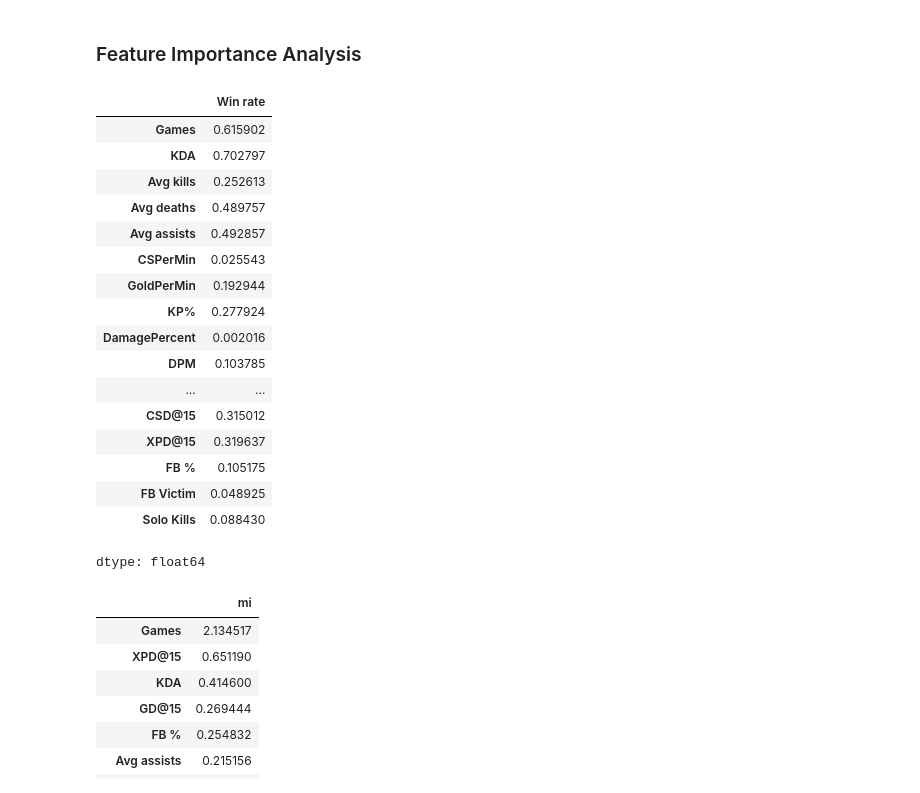
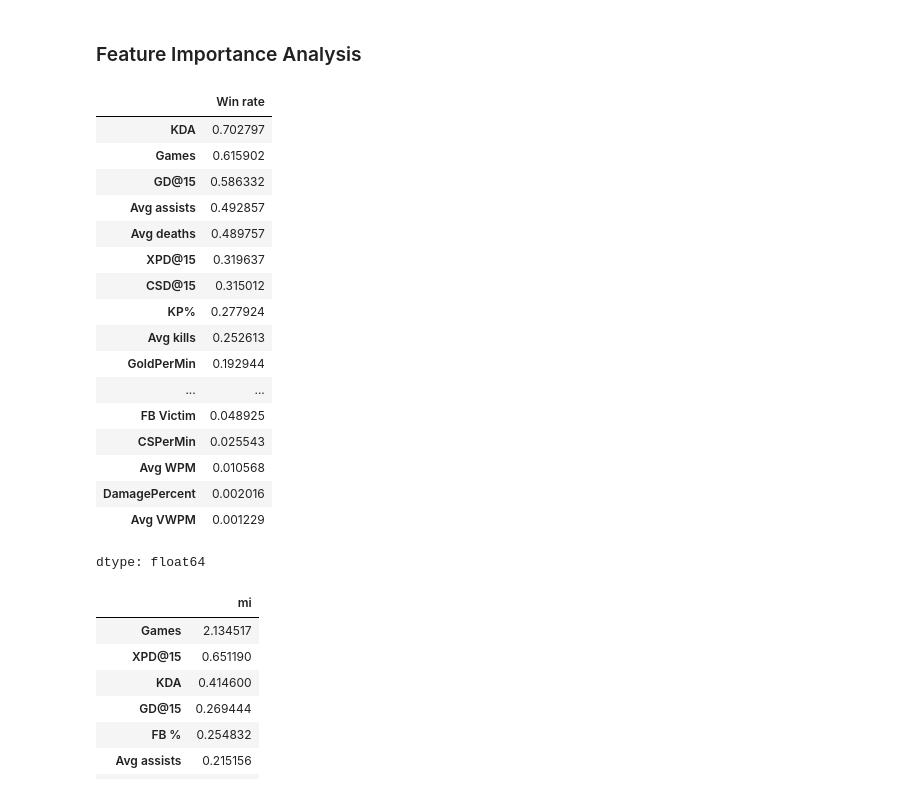
Before and after one commit to spencer18001/ml_zoomcamp_project_2024_midterm, a Jupyter notebook: Notebook/notebook.ipynb, the cells around one changed output. Cells and saved outputs as stored; diff of their text form; code cells hidden in the pictures.

```diff
--- a/Notebook/notebook.ipynb
+++ b/Notebook/notebook.ipynb
@@ -262,28 +262,28 @@ df_y = df[target_name]
 # %%
 # numerical features
 num_cols = df_X.select_dtypes(exclude=["object"]).columns
-feature_importances = df[num_cols].corrwith(df[target_name]).abs()
-feature_importances.sort_values(ascending=False)
-feature_importances.name = target_name
-feature_importances
+ds_corr_target = df[num_cols].corrwith(df[target_name]).abs()
+ds_corr_target.sort_values(ascending=False, inplace=True)
+ds_corr_target.name = target_name
+ds_corr_target
 # %% [output]
 |  | Win rate |
+| KDA | 0.702797 |
 | Games | 0.615902 |
-| KDA | 0.702797 |
+| GD@15 | 0.586332 |
+| Avg assists | 0.492857 |
+| Avg deaths | 0.489757 |
+| XPD@15 | 0.319637 |
+| CSD@15 | 0.315012 |
+| KP% | 0.277924 |
 | Avg kills | 0.252613 |
-| Avg deaths | 0.489757 |
-| Avg assists | 0.492857 |
+| GoldPerMin | 0.192944 |
+| ... | ... |
+| FB Victim | 0.048925 |
 | CSPerMin | 0.025543 |
-| GoldPerMin | 0.192944 |
-| KP% | 0.277924 |
+| Avg WPM | 0.010568 |
 | DamagePercent | 0.002016 |
-| DPM | 0.103785 |
-| ... | ... |
-| CSD@15 | 0.315012 |
-| XPD@15 | 0.319637 |
-| FB % | 0.105175 |
-| FB Victim | 0.048925 |
-| Solo Kills | 0.088430 |
+| Avg VWPM | 0.001229 |
 dtype: float64
 # %%
 encoder = OrdinalEncoder()
```
Also changed, not shown: parts of 2 cells of this notebook.
